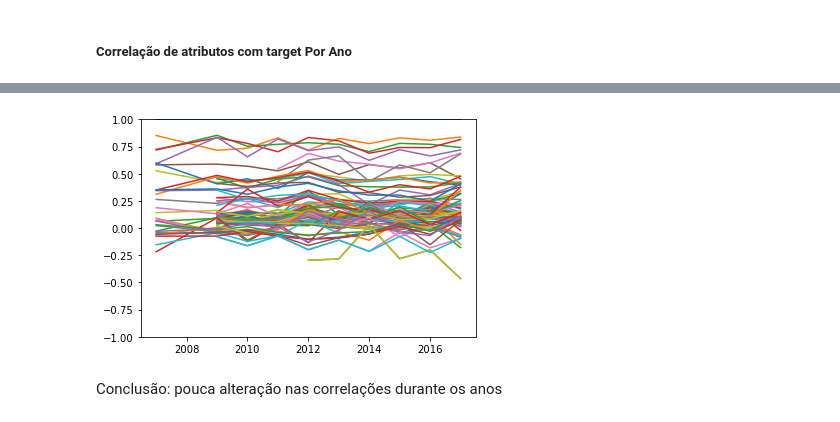
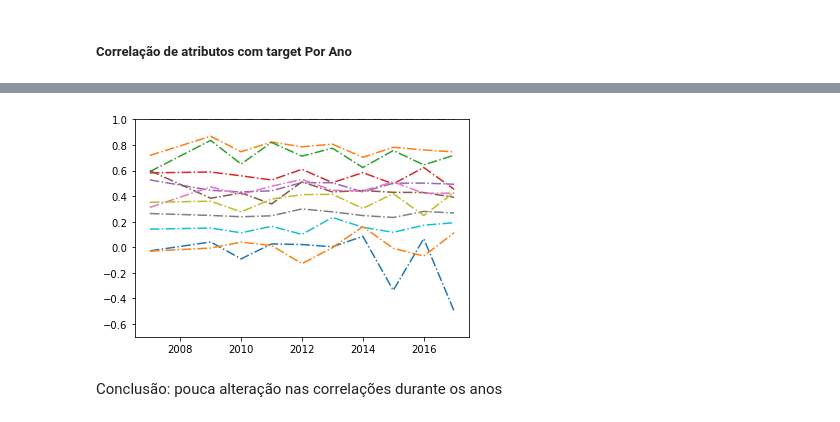
Before and after one commit to acmarkes/firm-innovation, a Jupyter notebook: notebooks/0-ExploracaoInicial.ipynb, the cells around one changed output, grey strips where cells are left out. Drawn from its saved outputs; the diff is of its cells as text; code cells hidden in the pictures.

```diff
--- a/notebooks/0-ExploracaoInicial.ipynb
+++ b/notebooks/0-ExploracaoInicial.ipynb
@@ -137,0 +145,13 @@ corr_por_ano = corr_por_ano[corr_por_ano.columns.sort_values()]
+# %%
+# Comparação dos modelos
+fig, (ax1, ax2) = plt.subplots(1, 2, figsize=(15,8))
+halfway = round(len(corr_por_ano.index)/2)
+
+for i in corr_por_ano.index[:halfway]:
+    ax1.plot(corr_por_ano.columns,corr_por_ano.loc[i,:], linestyle='dashdot')
+    plt.ylim([-0.7, 1])
+for i in corr_por_ano.index[halfway:]:
+    ax2.plot(corr_por_ano.columns,corr_por_ano.loc[i,:], linestyle='dashdot')
+    plt.ylim([-0.7, 1])
+
+plt.show()
@@ -138,9 +160,11 @@ corr_por_ano = corr_por_ano[corr_por_ano.columns.sort_values()]
+# %%
+corr_por_ano.dropna(inplace=True)
 # %%
 for i in corr_por_ano.index:
-    plt.plot(corr_por_ano.columns,corr_por_ano.loc[i,:])
-    plt.ylim([-1, 1])
+    plt.plot(corr_por_ano.columns,corr_por_ano.loc[i,:], linestyle='dashdot')
+    plt.ylim([-0.7, 1])
     #plt.show()
 # %% [output]
-[figure, old version]
+[figure, new version]
 # %% [markdown]
 Conclusão: pouca alteração nas correlações durante os anos
```
Also changed, not shown: parts of 9 cells of this notebook, 4 other files.
